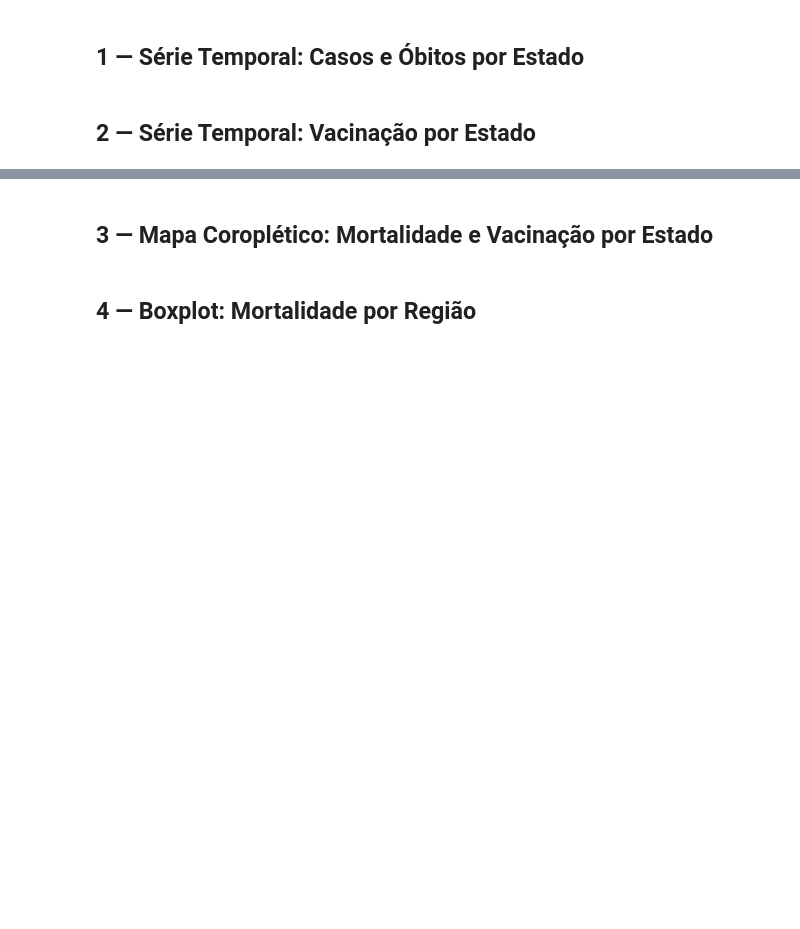
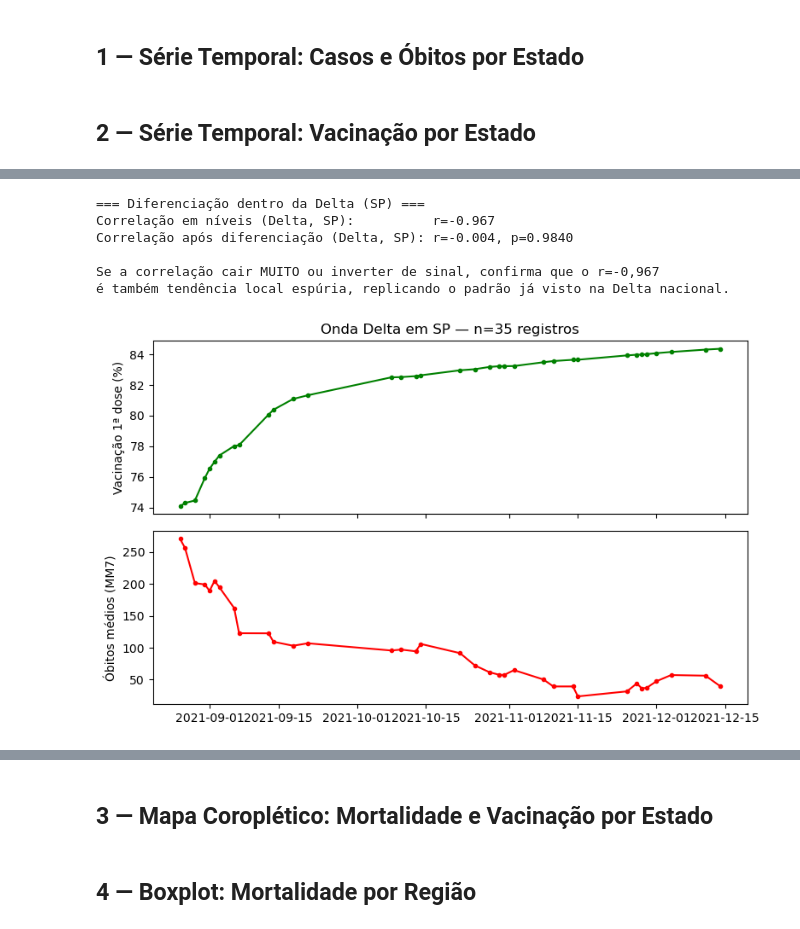
Before and after one commit to NightHuntress141/EP_USP_Analise_Dados_Covid, a Jupyter notebook: notebooks/01_exploracao.ipynb, the cells around one changed output, grey strips where cells are left out. Drawn from its saved outputs; the diff is of its cells as text; code cells hidden in the pictures; blank space fills up the shorter version.

```diff
--- a/notebooks/01_exploracao.ipynb
+++ b/notebooks/01_exploracao.ipynb
@@ -839,0 +1102,24 @@ plot_serie_temporal_vacinacao(sub_estados)
+# %%
+# ── Teste de controle: a Delta em SP (r=-0,967) é real ou artefato? ───────────
+# Mesma lógica aplicada à Delta nacional: verifica se ambas as séries têm
+# tendência forte dentro da própria janela Delta, e se a correlação resiste
+# à diferenciação (remoção dessa tendência).
+
+delta_sp = sp_com_onda[sp_com_onda["onda"] == "3_delta"].sort_values("date").set_index("date")
+delta_sp = delta_sp[["vaccinated_per_100_inhabitants", "newDeaths_mm7"]].rename(
+    columns={"vaccinated_per_100_inhabitants": "vac_sp", "newDeaths_mm7": "obitos_sp"}
+)
+
+print(f"Registros na onda Delta (SP): {len(delta_sp)}")
+print(f"Período: {delta_sp.index.min().date()} a {delta_sp.index.max().date()}")
+
+delta_sp["tempo_numerico"] = range(len(delta_sp))
+
+# Tendência de cada série dentro da Delta
+r_vac_tempo_delta, p_vac_tempo_delta = pearsonr(delta_sp["vac_sp"], delta_sp["tempo_numerico"])
+r_obitos_tempo_delta, p_obitos_tempo_delta = pearsonr(delta_sp["obitos_sp"], delta_sp["tempo_numerico"])
+
+print("\n=== Tendência dentro da onda Delta (SP) ===")
+print(f"Vacinação x tempo (Delta, SP):  r={r_vac_tempo_delta:+.3f}, p={p_vac_tempo_delta:.4f}")
+print(f"Óbitos x tempo (Delta, SP):     r={r_obitos_tempo_delta:+.3f}, p={p_obitos_tempo_delta:.4f}")
+print(f"Vacinação x óbitos (níveis, já obtido): r=-0.967")
@@ -839,0 +1134,34 @@ plot_serie_temporal_vacinacao(sub_estados)
+# %%
+# ── Diferenciação dentro da Delta (SP) ─────────────────────────────────────────
+
+delta_sp_diff = delta_sp[["vac_sp", "obitos_sp"]].diff().dropna()
+
+r_diff_delta_sp, p_diff_delta_sp = pearsonr(delta_sp_diff["vac_sp"], delta_sp_diff["obitos_sp"])
+
+print("=== Diferenciação dentro da Delta (SP) ===")
+print(f"Correlação em níveis (Delta, SP):          r=-0.967")
+print(f"Correlação após diferenciação (Delta, SP): r={r_diff_delta_sp:+.3f}, p={p_diff_delta_sp:.4f}")
+print()
+print("Se a correlação cair MUITO ou inverter de sinal, confirma que o r=-0,967")
+print("é também tendência local espúria, replicando o padrão já visto na Delta nacional.")
+# %% [output]
+=== Diferenciação dentro da Delta (SP) ===
+Correlação em níveis (Delta, SP):          r=-0.967
+Correlação após diferenciação (Delta, SP): r=-0.004, p=0.9840
+
+Se a correlação cair MUITO ou inverter de sinal, confirma que o r=-0,967
+é também tendência local espúria, replicando o padrão já visto na Delta nacional.
+# %%
+# ── Visualização: vacinação e óbitos dentro da Delta em SP ────────────────────
+
+fig, axes = plt.subplots(2, 1, figsize=(8, 5), sharex=True)
+axes[0].plot(delta_sp.index, delta_sp["vac_sp"], color="green", marker="o", markersize=3)
+axes[0].set_ylabel("Vacinação 1ª dose (%)")
+axes[0].set_title(f"Onda Delta em SP — n={len(delta_sp)} registros")
+
+axes[1].plot(delta_sp.index, delta_sp["obitos_sp"], color="red", marker="o", markersize=3)
+axes[1].set_ylabel("Óbitos médios (MM7)")
+plt.tight_layout()
+plt.show()
+# %% [output]
+[figure, added]
```
Also changed, not shown: parts of 55 cells of this notebook, 1 other file.
